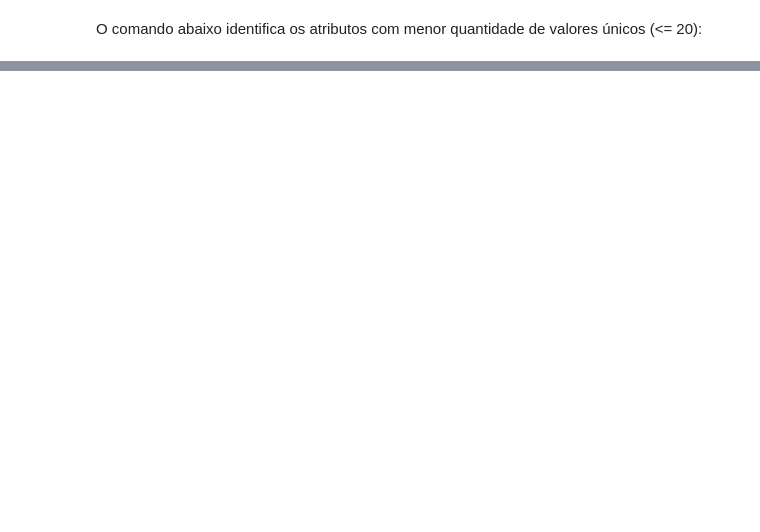
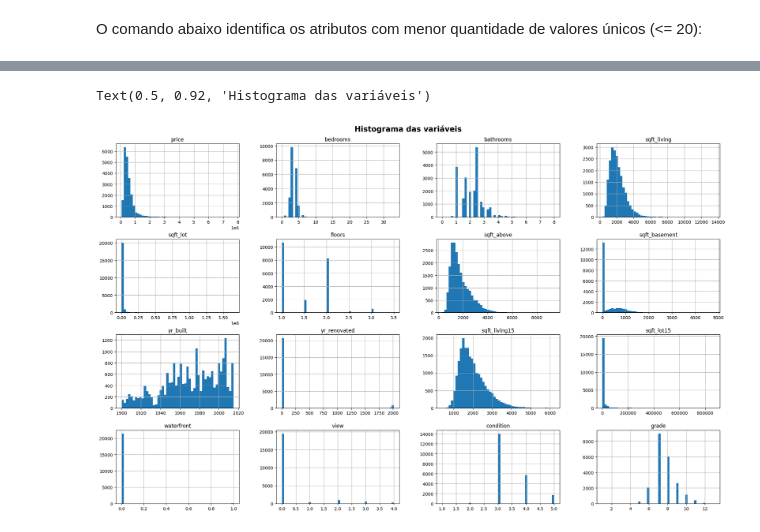
Before and after one commit to oiac23/house-prices-prediction, a Jupyter notebook: Modeling_Linear_Regression.ipynb, the cells around one changed output, grey strips where cells are left out. Saved outputs shown, nothing was run; the diff lists cells and outputs as text; code cells hidden in the pictures; blank space fills up the shorter version.

```diff
--- a/Modeling_Linear_Regression.ipynb
+++ b/Modeling_Linear_Regression.ipynb
@@ -192,0 +242,14 @@ O comando abaixo identifica os atributos com menor quantidade de valores únicos
+# %%
+colunas_quant = ['price', 'bedrooms', 'bathrooms', 'sqft_living', 'sqft_lot','floors', 'sqft_above', 'sqft_basement', 'yr_built', 'yr_renovated', 'sqft_living15', 'sqft_lot15']
+
+colunas_quali = ['waterfront', 'view', 'condition', 'grade']
+
+colunas_loc = ['zipcode', 'lat', 'long']
+
+key_colunas = ['price', 'bedrooms', 'bathrooms', 'sqft_living', 'sqft_lot','floors', 'sqft_above', 'sqft_basement', 'yr_built', 'yr_renovated', 'sqft_living15', 'sqft_lot15', 'waterfront', 'view', 'condition', 'grade', 'zipcode', 'lat', 'long']
+# %%
+sales[colunas_quant+colunas_quali].hist(bins=50, figsize=(25,15))
+plt.suptitle('Histograma das variáveis', size='xx-large', weight='bold',y = .92)
+# %% [output]
+Text(0.5, 0.92, 'Histograma das variáveis')
+[figure, added]
```
Also changed, not shown: parts of 9 cells of this notebook.
